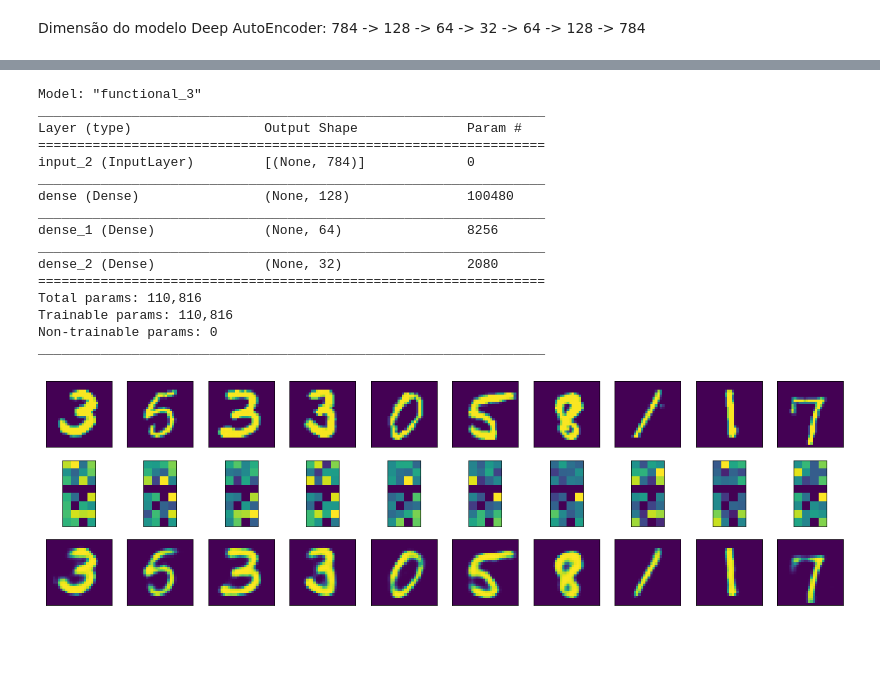
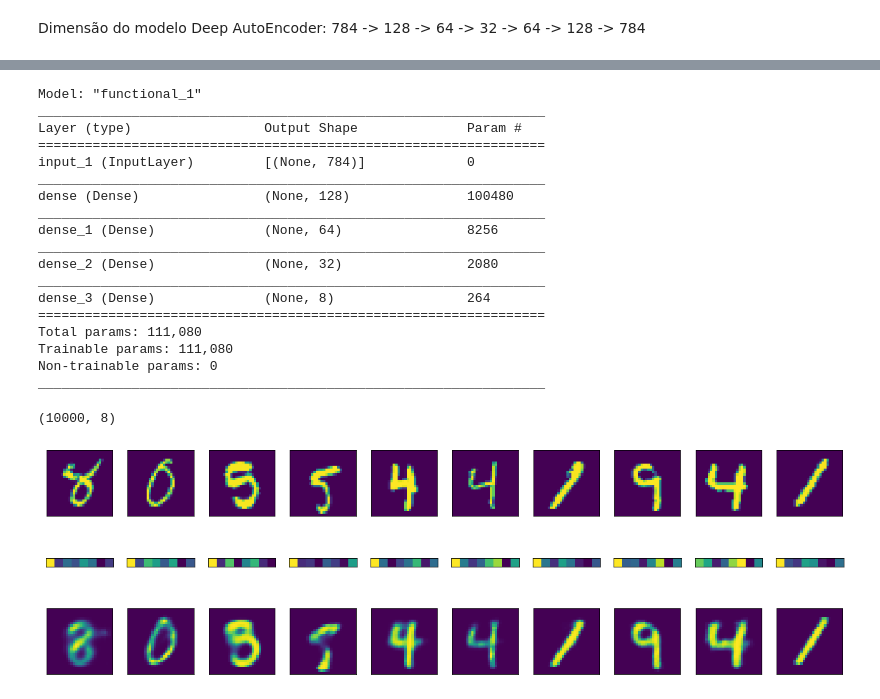
Before and after one commit to itimes-digital/deep-learning-estudo, a Jupyter notebook: deep_autoencoders.ipynb, the cells around one changed output, grey strips where cells are left out. Cells and saved outputs as stored; diff of their text form; code cells hidden in the pictures; blank space fills up the shorter version.

```diff
--- a/deep_autoencoders.ipynb
+++ b/deep_autoencoders.ipynb
@@ -30,8 +34,10 @@ model = Sequential()
 model.add(Dense(units = 128, activation = 'relu', input_dim = 784))
 model.add(Dense(units = 64, activation = 'relu'))
 model.add(Dense(units = 32, activation = 'relu'))
+model.add(Dense(units = 8, activation = 'relu'))
 
 #Decode
+model.add(Dense(units = 32, activation = 'relu'))
 model.add(Dense(units = 64, activation = 'relu'))
 model.add(Dense(units = 128, activation = 'relu'))
 model.add(Dense(units = 784, activation = 'sigmoid'))
@@ -63,5 +66,5 @@ model.compile(optimizer = 'adam', loss = 'binary_crossentropy',
               metrics = ['accuracy'])
 # %%
 history_ = model.fit(previsores_treinamento, previsores_treinamento,
-                     epochs = 100, batch_size = 256,
+                     epochs = 50, batch_size = 256,
                      validation_data = (previsores_teste, previsores_teste))
@@ -74,26 +95,29 @@ dimensao_original = Input(shape = (784,))
 camada_encoder0 = model.layers[0]
 camada_encoder1 = model.layers[1]
 camada_encoder2 = model.layers[2]
+camada_encoder3 = model.layers[3]
 # %%
 encoder = Model(dimensao_original,
-                camada_encoder2(camada_encoder1(camada_encoder0(dimensao_original))))
+                camada_encoder3(camada_encoder2(camada_encoder1(camada_encoder0(dimensao_original)))))
 
 encoder.summary()
 # %% [output]
-Model: "functional_3"
+Model: "functional_1"
 _________________________________________________________________
 Layer (type)                 Output Shape              Param #
 =================================================================
-input_2 (InputLayer)         [(None, 784)]             0
+input_1 (InputLayer)         [(None, 784)]             0
 _________________________________________________________________
 dense (Dense)                (None, 128)               100480
 _________________________________________________________________
 dense_1 (Dense)              (None, 64)                8256
 _________________________________________________________________
 dense_2 (Dense)              (None, 32)                2080
+_________________________________________________________________
+dense_3 (Dense)              (None, 8)                 264
 =================================================================
-Total params: 110,816
-Trainable params: 110,816
+Total params: 111,080
+Trainable params: 111,080
 Non-trainable params: 0
 _________________________________________________________________
 # %%
@@ -102,25 +126,30 @@ imagens_decodificadas = model.predict(previsores_teste)
 # %%
 numero_imagens = 10
 imagens_teste = np.random.randint(previsores_teste.shape[0], size = numero_imagens)
+# %%
+imagens_codificadas.shape
+# %% [output]
+(10000, 8)
 # %%
 plt.figure(figsize = (20,20))
 for i, indice_imagem in enumerate(imagens_teste):
   #Imagem original
   eixo = plt.subplot(10,10, i + 1)
   plt.imshow(previsores_teste[indice_imagem].reshape(28,28))
   plt.xticks(())
   plt.yticks(())
 
   #Imagem codificada
   eixo = plt.subplot(10,10, i + 1 + numero_imagens)
-  plt.imshow(imagens_codificadas[indice_imagem].reshape(8,4))
+  a = np.expand_dims(imagens_codificadas[indice_imagem], axis=0)
+  plt.imshow(a)
   plt.xticks(())
   plt.yticks(())
 
   #Imagem reconstruída
   eixo = plt.subplot(10,10, i + 1 + numero_imagens * 2)
   plt.imshow(imagens_decodificadas[indice_imagem].reshape(28,28))
   plt.xticks(())
   plt.yticks(())
 # %% [output]
-[figure, old version]
+[figure, new version]
```
Also changed, not shown: parts of 4 cells of this notebook.
